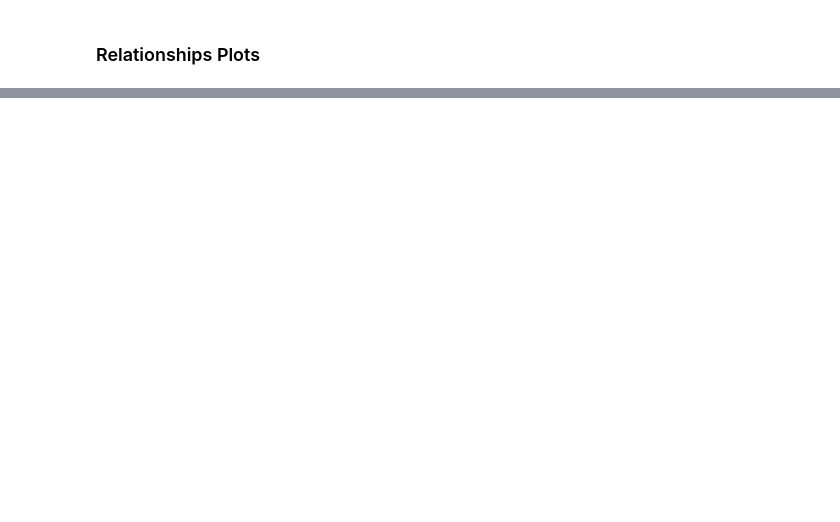
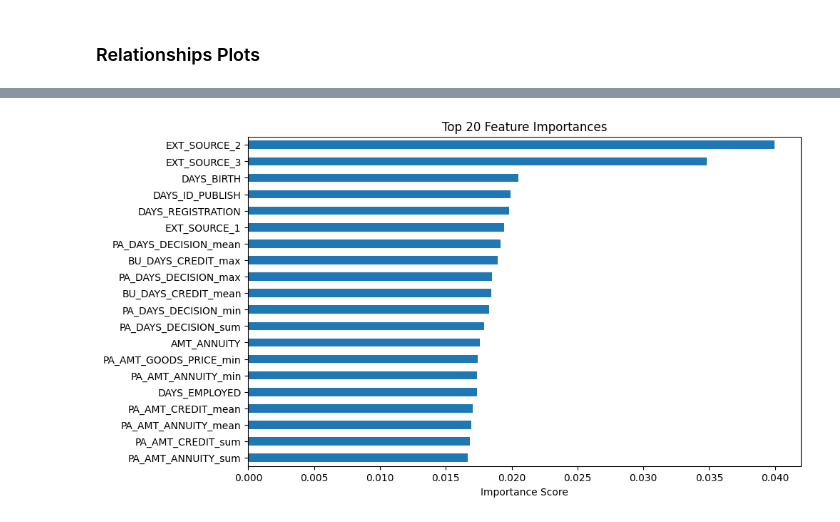
Before and after one commit to thoriqagfi/fp-datmin, a Jupyter notebook: main.ipynb, the cells around one changed output, grey strips where cells are left out. Drawn from its saved outputs; the diff is of its cells as text; code cells hidden in the pictures; blank space fills up the shorter version.

```diff
--- a/main.ipynb
+++ b/main.ipynb
@@ -575,0 +653,19 @@ dtype: int64
+# %%
+# Feature importance using RandomForestClassifier
+from sklearn.ensemble import RandomForestClassifier
+from sklearn.model_selection import train_test_split
+from sklearn.preprocessing import LabelEncoder
+
+X = train_merged.drop(columns=['TARGET', 'SK_ID_CURR'])
+y = train_merged['TARGET']
+X_train, X_valid, y_train, y_valid = train_test_split(X, y, test_size=0.2, random_state=42, stratify=y)
+for col in X_train.select_dtypes(include=['object','category']).columns:
+    le = LabelEncoder()
+    X_train[col] = le.fit_transform(X_train[col].astype(str))
+    X_valid[col] = le.transform(X_valid[col].astype(str))
+rf = RandomForestClassifier(n_estimators=100, random_state=42)
+rf.fit(X_train, y_train)
+importances = pd.Series(rf.feature_importances_, index=X_train.columns)
+importances = importances.sort_values(ascending=False)
+print(importances.head(20))
+print(importances.tail(20))
@@ -575,0 +690,10 @@ dtype: int64
+# %%
+# Visualize feature importance
+plt.figure(figsize=(10,6))
+importances.head(20).plot(kind='barh')
+plt.title('Top 20 Feature Importances')
+plt.xlabel('Importance Score')
+plt.gca().invert_yaxis()
+plt.show()
+# %% [output]
+[figure, added]
```
Also changed, not shown: parts of 13 cells of this notebook.
